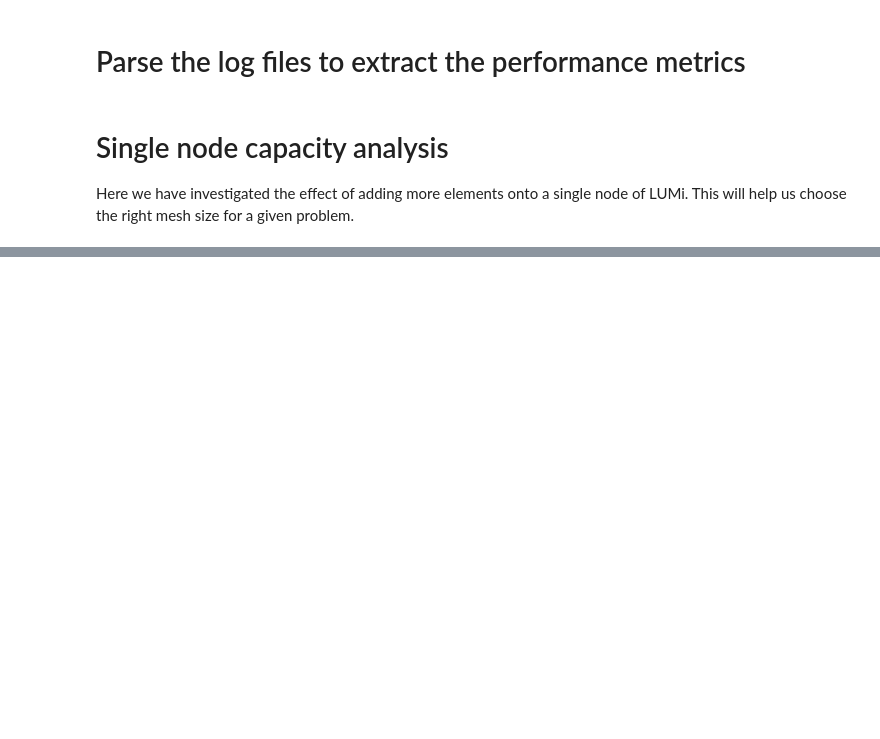
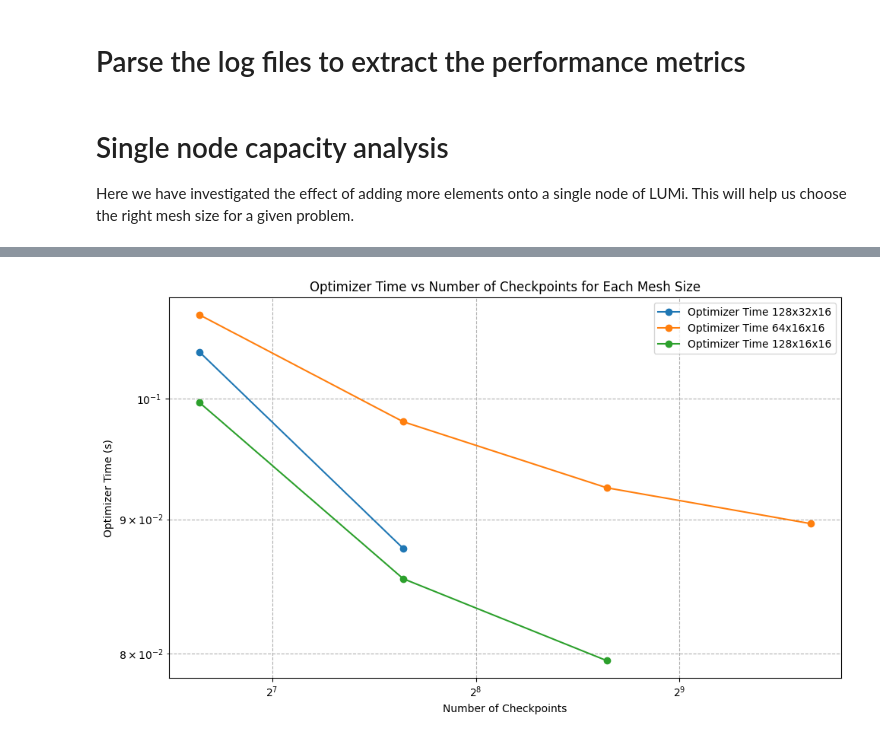
Before and after one commit to ExtremeFLOW/neko-top, a Jupyter notebook: examples/lumi_mixer/analyse.ipynb, the cells around one changed output, grey strips where cells are left out. Saved outputs shown, nothing was run; the diff lists cells and outputs as text; code cells hidden in the pictures; blank space fills up the shorter version.

```diff
--- a/examples/lumi_mixer/analyse.ipynb
+++ b/examples/lumi_mixer/analyse.ipynb
@@ -269,0 +327,30 @@ plt.show()
+# %%
+checkpoint_optimizer_time = extract_times(checkpoint_count,
+                                        'Optimizer iteration 0', 'Total time') + \
+                            extract_times(checkpoint_count,
+                                        'Optimizer iteration', 'Total time')
+checkpoint_num_elements = np.array([
+    exp['Nx'] * exp['Ny'] * exp['Nz'] for exp in checkpoint_count
+    if exp['status'] == 'done'
+])
+
+plt.figure(figsize=(10, 6))
+
+for mesh in mesh_labels:
+    mask = mesh_size == mesh
+    plt.plot(num_memory[mask],
+             checkpoint_optimizer_time[mask] / checkpoint_num_elements[mask],
+             marker='o',
+             label=f'Optimizer Time {mesh}')
+
+plt.xscale('log', base=2)
+plt.yscale('log', base=10)
+plt.xlabel('Number of Checkpoints')
+plt.ylabel('Optimizer Time (s)')
+plt.title('Optimizer Time vs Number of Checkpoints for Each Mesh Size')
+plt.legend()
+plt.grid(True, which="both", ls="--")
+plt.tight_layout()
+plt.show()
+# %% [output]
+[figure, added]
```
Also changed, not shown: parts of 3 cells of this notebook, 1 other file.
